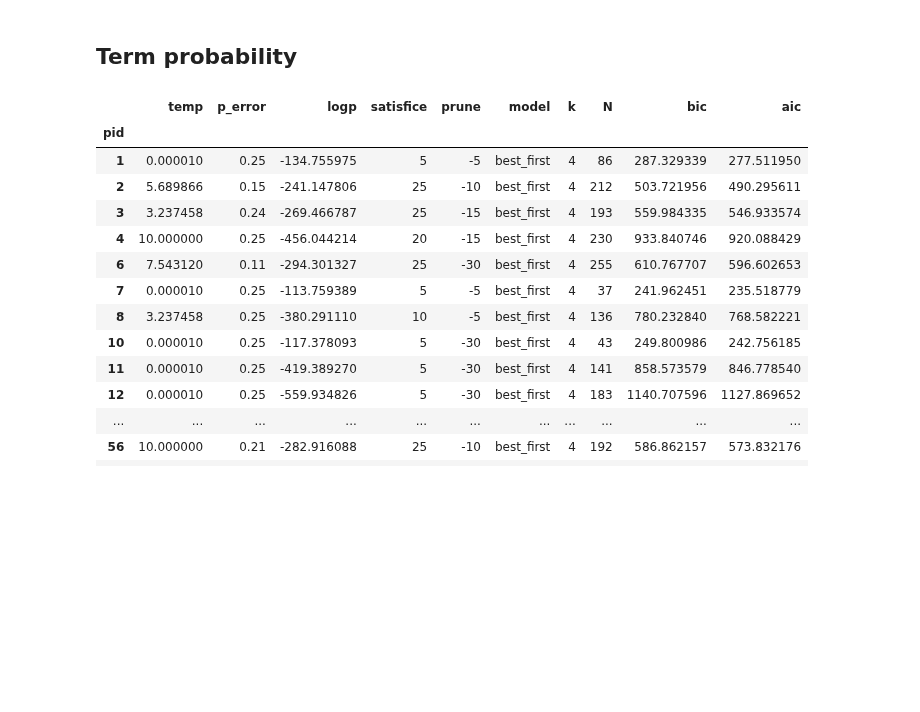
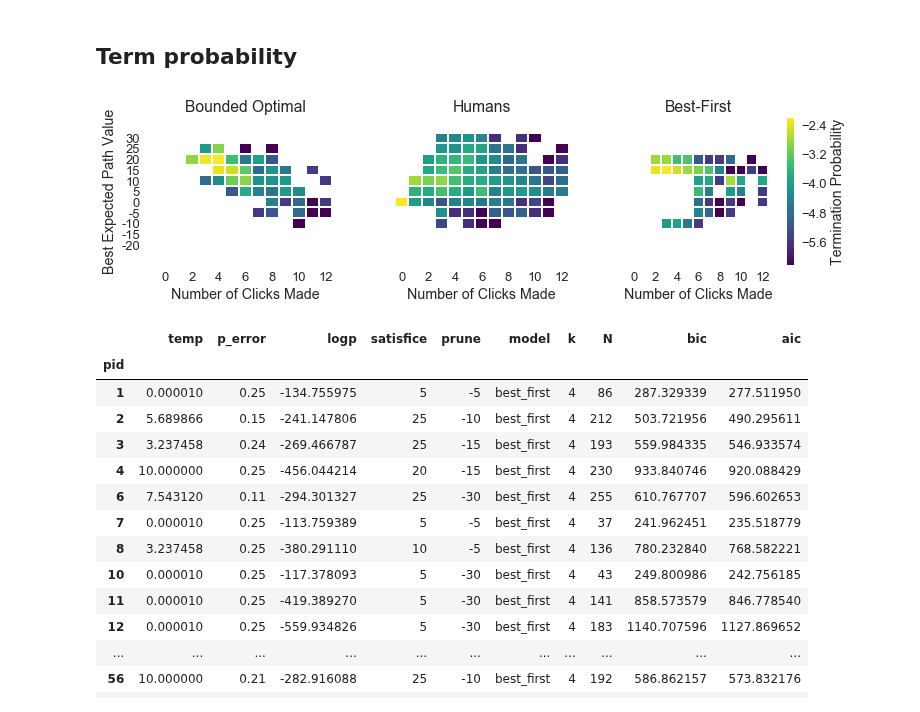
Before and after one commit to fredcallaway/planning, a Jupyter notebook: python/model_comparison.ipynb, the cells around one changed output. Drawn from its saved outputs; the diff is of its cells as text; code cells hidden in the pictures; blank space fills up the shorter version.

```diff
--- a/python/model_comparison.ipynb
+++ b/python/model_comparison.ipynb
@@ -21,9 +25,6 @@ EXPERIMENT = 1
 env = make_exp_env(EXPERIMENT, ground_truth=False)
 # %%
 %%time
-Q, V, pi, info = solve(env)
-print(V(env.init))
-
-from policies import SoftmaxPolicy
-optimal_policy = SoftmaxPolicy(Q)
+Q, V, pi, info = solve(env, cache=cache)
+print(f'V(s0) = {V(env.init)}')
 # %% [output]
@@ -435,7 +437,7 @@ def simulate(policy, envs, seed=None, repeat=1):
                 yield {'seed': seed, 'cost': abs(env.cost), 'env_id': env_id,
                        'state': s, 'action': a, 'reward': r}
 
-envs = pd.Series([make_env() for _ in range(5000)])
+envs = pd.Series([make_exp_env(EXPERIMENT) for _ in range(5000)])
 df_optimal = pd.DataFrame(simulate(optimal_policy, envs))
 from policies import SoftmaxPolicy
 best_first_policy = SoftmaxPolicy(satisfruning(best_first, satisfice=15, prune=-10))
@@ -540,17 +544,42 @@ ind_results['pp'] = np.exp(ind_results.logp / ind_results.N)
 # %% [markdown]
 ## Term probability
 # %%
-def plot_term(df, name, **kws):
+def plot_term(df, name, full=True, **kws):
     df['unobserved'] = df.state.apply(lambda state: sum(hasattr(x, 'sample') for x in state))
-    df['etr'] = df.state.apply(env.expected_term_reward)
+    df['etr'] = pd.Categorical(df.state.apply(env.expected_term_reward), categories=path_values)
     df['term'] = df.action == 13
-    df['observed'] = 12 - df['unobserved']
-    x = df.groupby(['etr', 'observed']).term.mean().reset_index()
-    X = x.pivot('etr', 'observed', 'term').astype(float)
-    sns.heatmap(X, cmap='viridis', linewidths=1, **kws).invert_yaxis()
+    df['observed'] = pd.Categorical(12 - df['unobserved'], range(13))
+    if full:
+        x = df.groupby(['etr', 'observed']).term.sum().reset_index()
+        x.term /= x.term.sum()
+        x.term = np.log(x.term.replace(0, np.nan))
+    else:
+        x = df.groupby(['etr', 'observed']).term.mean().reset_index()
+    idx = pd.Index(sorted(path_values)[2:], name="etr")
+    X = x.pivot('etr', 'observed', 'term').astype(float).reindex(idx)
+    sns.heatmap(X, square=True, cmap='viridis', linewidths=1, **kws, ).invert_yaxis()
     plt.ylabel('')
     plt.xlabel('Number of Clicks Made')
     plt.title(name)
+# %%
+fig, axes = plt.subplots(1, 3, figsize=(12, 3), sharey=True, sharex=True)
+plt.sca(axes[0])
+plot_term(df_optimal, 'Bounded Optimal', cbar=False, )
+plt.ylabel('Best Expected Path Value')
+
+plt.sca(axes[1])
+plot_term(data['unrolled'], 'Humans', cbar=False)
+
+plt.sca(axes[2])
+plot_term(df_best_first, 'Best-First', cbar_kws=dict(label='Termination Probability'))
+
+# plt.tight_layout()
+plt.gcf().subplots_adjust(bottom=0.2)
+# plt.gcf().subplots_adjust(left=.02)
+# plt.gcf().subplots_adjust(right=-0.02)
+plt.savefig('../../paper/figures/termination.eps')
+# %% [output]
+[figure, added]
 # %%
 def best_best_first(row):
     pref = satisfruning(best_first, prune=row.prune, satisfice=row.satisfice)
```
Also changed, not shown: parts of 7 cells of this notebook.
